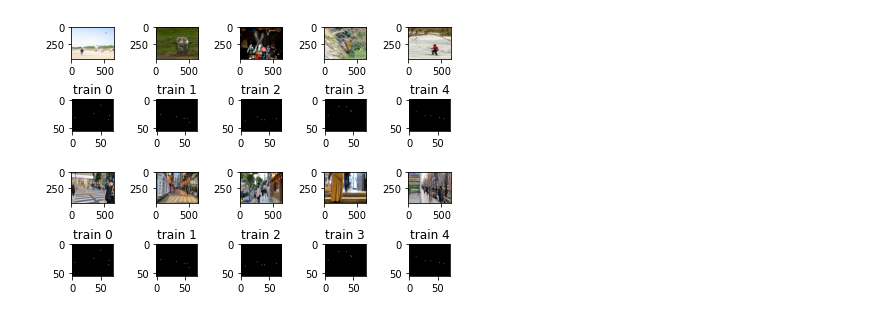
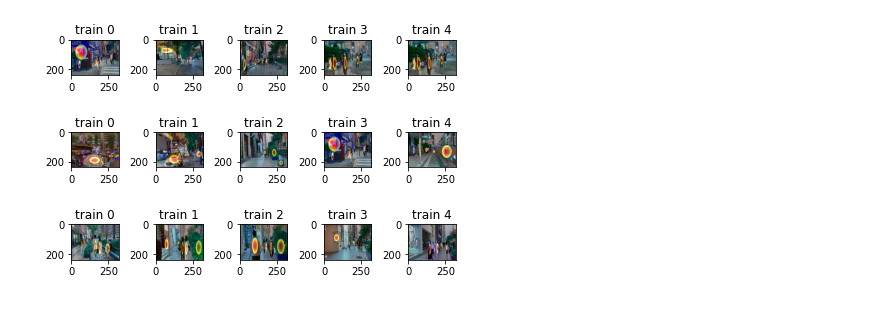
Before and after one commit to yunminjin2/HAF, a Jupyter notebook: train.ipynb, the cells around one changed output. Saved outputs shown, nothing was run; the diff lists cells and outputs as text; code cells hidden in the pictures.

```diff
--- a/train.ipynb
+++ b/train.ipynb
@@ -42,5 +35,8 @@ LABEL_PATH = "./second_train_data/label.json"
 # %%
-class FocusDataset(Dataset):
+TRAIN_PATH = "./third_train_data/img/"
+LABEL_PATH = "./third_train_data/label.json"
+
+class FocusDataset2(Dataset):
     def __init__(self, path, label_path, transform=None):
         self.x_datas = []
         self.y_datas = {}
@@ -55,7 +51,7 @@ class FocusDataset(Dataset):
         c = json.load(file)
         for each in c:
             self.y_datas[each["img_path"]] = each["focus_point"]
-
+        self.x_datas = self.x_datas[:40]
     def __len__(self):
         return len(self.x_datas)
 
@@ -64,50 +60,63 @@ class FocusDataset(Dataset):
 
         x = Image.open(self.path + target).convert("RGB")
 
-        ori_shape = x.size
-        y = self.y_datas[target]
-        y = util.point_adjust(y, ori_shape, NN.INPUT_SHAPE)
-        y = util.pointMap(y)
+        y = np.array(self.y_datas[target])
+        y = dataset.makeHeatmap((NN.INPUT_SHAPE[1]//2, NN.INPUT_SHAPE[0]//2), y//2)
 
         if self.transform:
             x = util.transform(x, y)
 
         x = x.resize(NN.INPUT_SHAPE)
         x = np.array(x)
-        return x , y
 
+        return x , y[..., None]
 
-preTrainDataset = FocusDataset(PRE_TRAIN_PATH, PRE_LABEL_PATH)
-trainDataset = FocusDataset(TRAIN_PATH, LABEL_PATH)
+trainDataset = FocusDataset2(TRAIN_PATH, LABEL_PATH)
+train_loader =  DataLoader(dataset = trainDataset, batch_size=BATCH_SIZE, shuffle=True )
 # %%
 import random
 
-fig, ax = plt.subplots(4, 5)
+fig, ax = plt.subplots(3, 5)
 
 
 for i in range(5):
     randId = int(random.random() * len(trainDataset))
-    preTrainData = preTrainDataset[randId]
     trainData = trainDataset[randId]
 
 
-    preImg = preTrainData[0]
-    preFocus = preTrainData[1]
+    focus = trainData[1]
+    img = trainData[0]
+
+    heatImg = util.cvt2Heatmap(focus, img)
+
+    ax[0, i].imshow(heatImg)
+    ax[0, i].set_title("train {}".format(i))
+
+for i in range(5):
+    randId = int(random.random() * len(trainDataset))
+    trainData = trainDataset[randId]
+
     img = trainData[0]
     focus = trainData[1]
 
-    ax[0, i].imshow(preImg)
-    ax[1, i].imshow(focus, cmap='gray')
-    #ax[1, i].scatter(preFocus[:, 0], preFocus[:, 1], marker="o", color='green')
+    heatImg = util.cvt2Heatmap(focus, img)
+
+    ax[1, i].imshow(heatImg)
     ax[1, i].set_title("train {}".format(i))
 
-    ax[2, i].imshow(img)
-    ax[3, i].imshow(focus, cmap='gray')
-    #ax[3, i].scatter(focus[:, 0], focus[:, 1], marker="o", color='green')
-    ax[3, i].set_title("train {}".format(i))
+for i in range(5):
+    randId = int(random.random() * len(trainDataset))
+    trainData = trainDataset[randId]
 
+    img = trainData[0]
+    focus = trainData[1]
+
+    heatImg = util.cvt2Heatmap(focus, img)
+
+    ax[2, i].imshow(heatImg)
+    ax[2, i].set_title("train {}".format(i))
 
 plt.tight_layout()
 plt.show()
 # %% [output]
-[figure, old version]
+[figure, new version]
```
Also changed, not shown: parts of 10 cells of this notebook, 5 other files.
